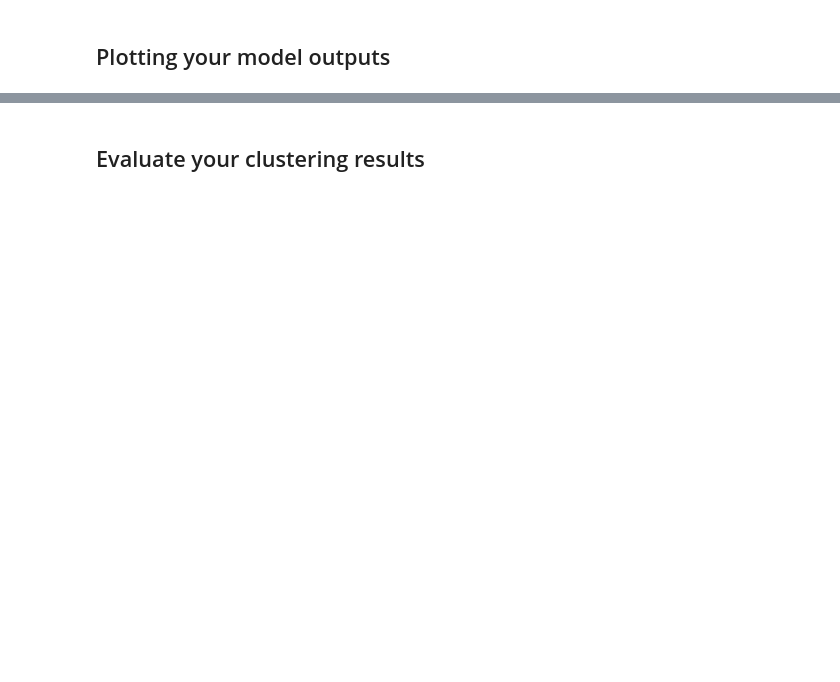
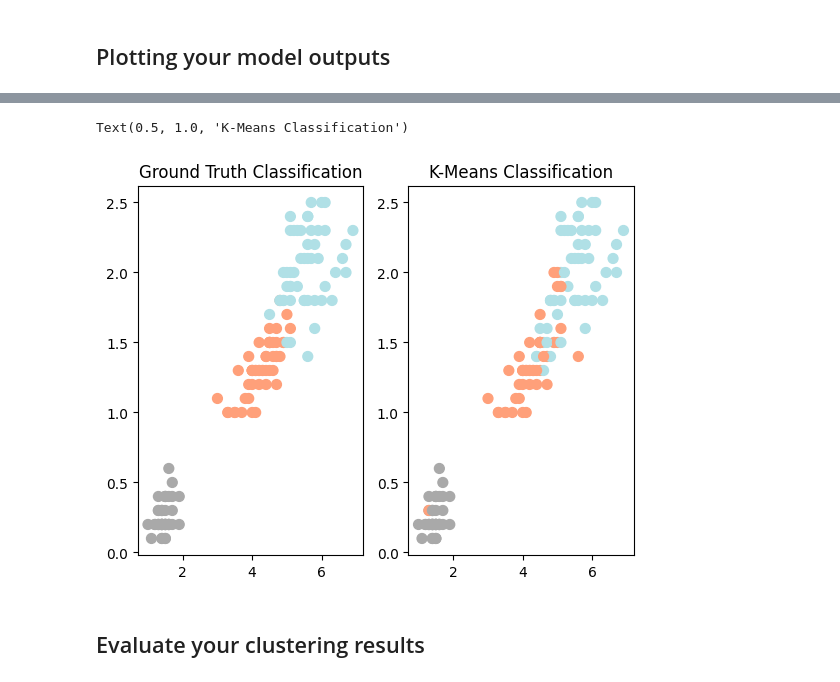
Before and after one commit to LinkedInLearning/python-for-data-science-and-machine-learning-essential-training-part-2-3016934, a Jupyter notebook: notebooks/03_01_b.ipynb, the cells around one changed output, grey strips where cells are left out. Drawn from its saved outputs; the diff is of its cells as text; code cells hidden in the pictures; blank space fills up the shorter version.

```diff
--- a/notebooks/03_01_b.ipynb
+++ b/notebooks/03_01_b.ipynb
@@ -25,2 +70,17 @@ plt.figure(figsize=(7,4))
+# %%
+relabel = np.choose(clustering.labels_, [0,2,1]).astype(np.int64)
+
+plt.subplot(1,2,1)
+
+plt.scatter(x=iris_df.Petal_Length, y=iris_df.Petal_Width, c=color_theme[iris.target], s=50)
+plt.title('Ground Truth Classification')
+
+plt.subplot(1,2,2)
+
+plt.scatter(x=iris_df.Petal_Length, y=iris_df.Petal_Width, c=color_theme[relabel], s=50)
+plt.title('K-Means Classification')
+# %% [output]
+Text(0.5, 1.0, 'K-Means Classification')
+[figure, added]
 # %% [markdown]
 ## Evaluate your clustering results
```
Also changed, not shown: parts of 6 cells of this notebook.
